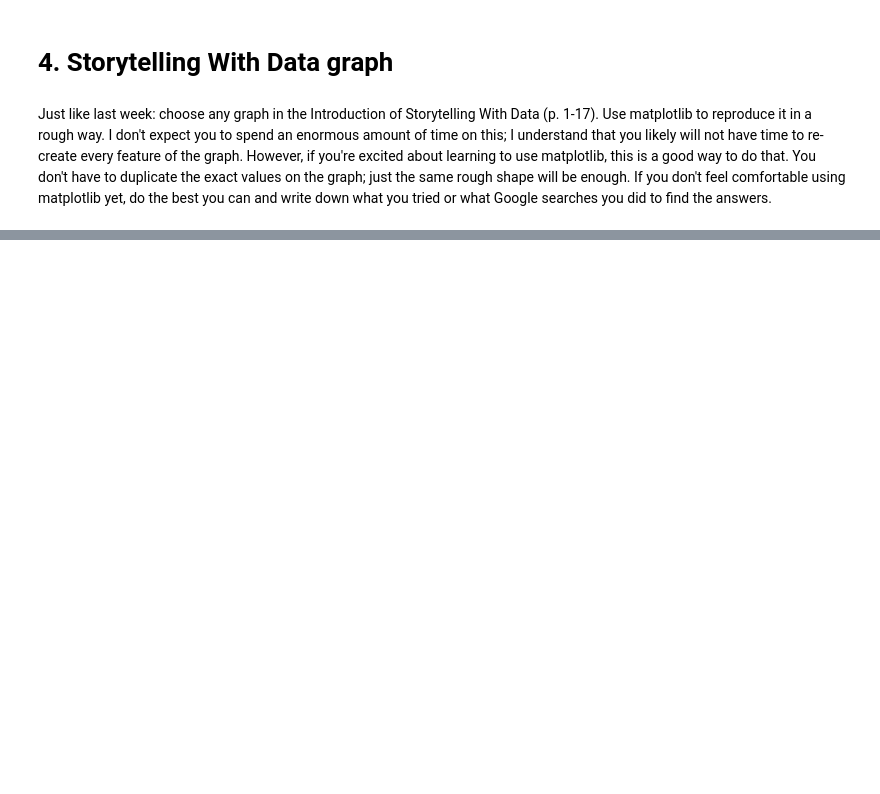
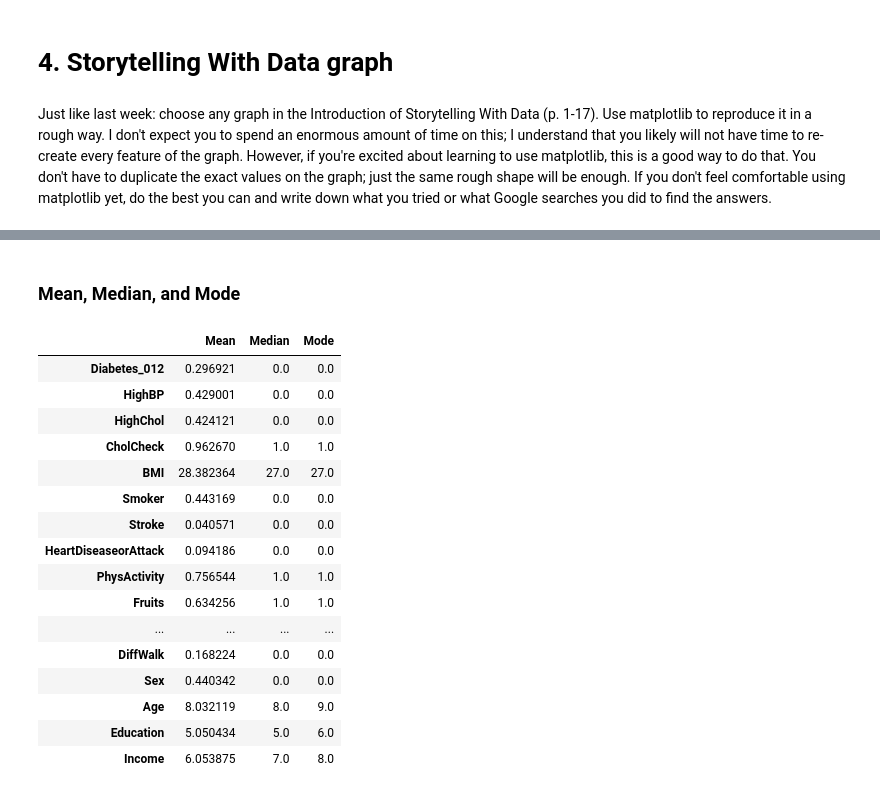
Before and after one commit to SOMLAW2/AI-for-Leaders-Module-B, a Jupyter notebook: Week2/OMDS-ModB2-Week2-Lawrence-Chisom.ipynb, the cells around one changed output, grey strips where cells are left out. Saved outputs shown, nothing was run; the diff lists cells and outputs as text; code cells hidden in the pictures; blank space fills up the shorter version.

```diff
--- a/Week2/OMDS-ModB2-Week2-Lawrence-Chisom.ipynb
+++ b/Week2/OMDS-ModB2-Week2-Lawrence-Chisom.ipynb
@@ -46,0 +137,28 @@ Just like last week: choose any graph in the Introduction of Storytelling With D
+# %% [markdown]
+### Mean, Median, and Mode
+# %%
+summary_stats = pd.DataFrame({
+    "Mean": df.mean(),
+    "Median": df.median(),
+    "Mode": df.mode().iloc[0]
+})
+
+summary_stats
+# %% [output]
+|  | Mean | Median | Mode |
+| Diabetes_012 | 0.296921 | 0.0 | 0.0 |
+| HighBP | 0.429001 | 0.0 | 0.0 |
+| HighChol | 0.424121 | 0.0 | 0.0 |
+| CholCheck | 0.962670 | 1.0 | 1.0 |
+| BMI | 28.382364 | 27.0 | 27.0 |
+| Smoker | 0.443169 | 0.0 | 0.0 |
+| Stroke | 0.040571 | 0.0 | 0.0 |
+| HeartDiseaseorAttack | 0.094186 | 0.0 | 0.0 |
+| PhysActivity | 0.756544 | 1.0 | 1.0 |
+| Fruits | 0.634256 | 1.0 | 1.0 |
+| ... | ... | ... | ... |
+| DiffWalk | 0.168224 | 0.0 | 0.0 |
+| Sex | 0.440342 | 0.0 | 0.0 |
+| Age | 8.032119 | 8.0 | 9.0 |
+| Education | 5.050434 | 5.0 | 6.0 |
+| Income | 6.053875 | 7.0 | 8.0 |
```
Also changed, not shown: parts of 32 cells of this notebook, 2 other files.
